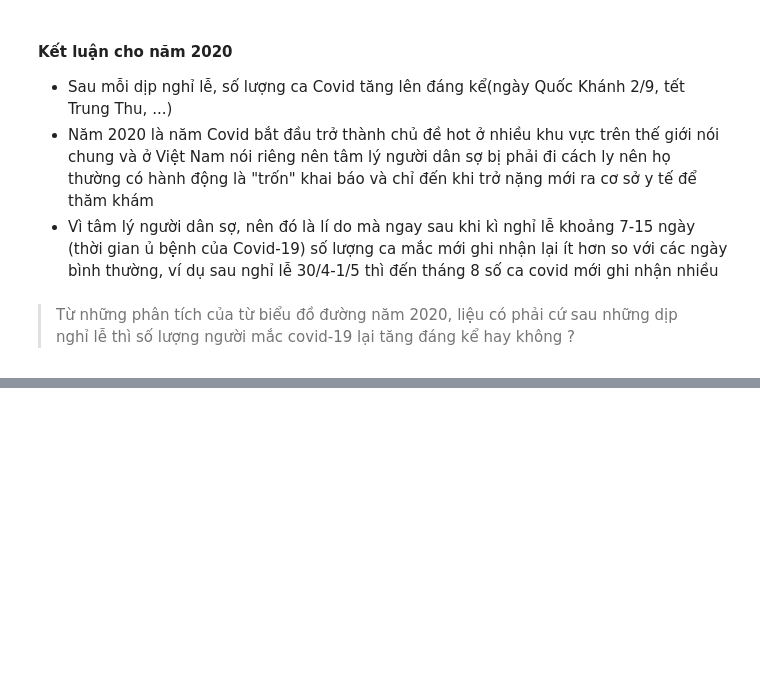
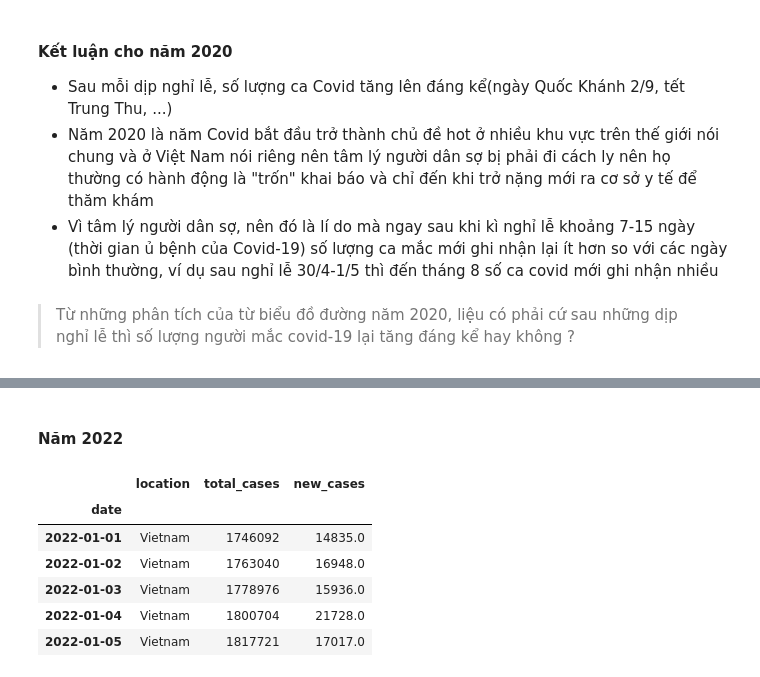
Before and after one commit to manh0387/BTL_LapTrinhAI, a Jupyter notebook: data_analyst.ipynb, the cells around one changed output, grey strips where cells are left out. Drawn from its saved outputs; the diff is of its cells as text; code cells hidden in the pictures; blank space fills up the shorter version.

```diff
--- a/data_analyst.ipynb
+++ b/data_analyst.ipynb
@@ -607,0 +605,15 @@ Sau giai đoạn trên (vùng bôi bỏ) hình 16 thì sẽ còn rất nhiều d
+# %% [markdown]
+#### Năm 2022
+# %%
+in_2022 = (vn_covid.index >= '2022-01-01') & (vn_covid.index <= '2022-12-31')
+vn_covid_2022 = vn_covid[in_2022]
+
+vn_covid_2022.head()
+# %% [output]
+|  | location | total_cases | new_cases |
+| date |  |  |  |
+| 2022-01-01 | Vietnam | 1746092 | 14835.0 |
+| 2022-01-02 | Vietnam | 1763040 | 16948.0 |
+| 2022-01-03 | Vietnam | 1778976 | 15936.0 |
+| 2022-01-04 | Vietnam | 1800704 | 21728.0 |
+| 2022-01-05 | Vietnam | 1817721 | 17017.0 |
```
Also changed, not shown: parts of 17 cells of this notebook.
